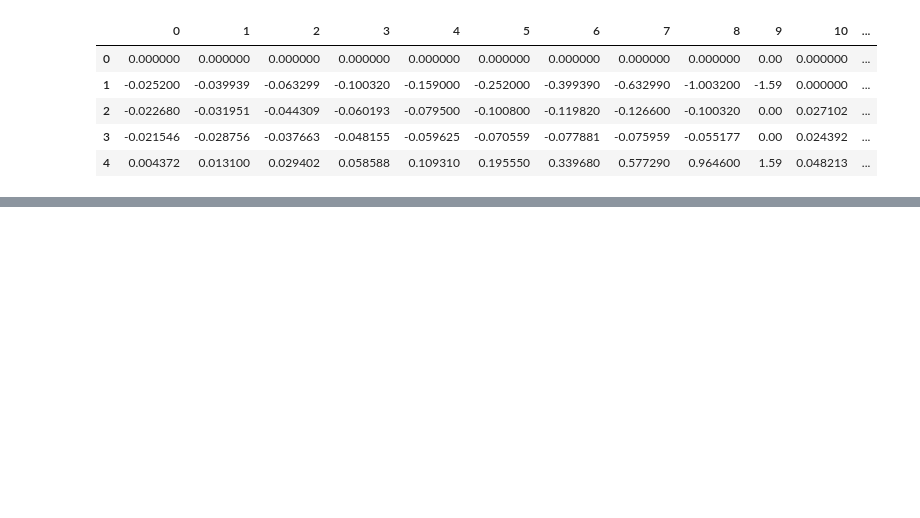
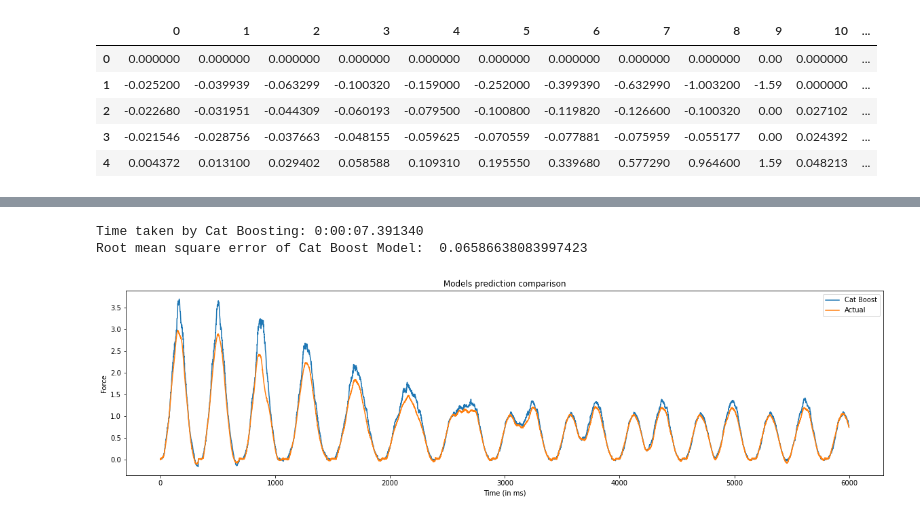
Before and after one commit to gautamHCSCV/Modelling_Viscoelastic_Objects, a Jupyter notebook: Finalized/Derivatives.ipynb, the cells around one changed output, grey strips where cells are left out. Saved outputs shown, nothing was run; the diff lists cells and outputs as text; code cells hidden in the pictures; blank space fills up the shorter version.

```diff
--- a/Finalized/Derivatives.ipynb
+++ b/Finalized/Derivatives.ipynb
@@ -269,0 +258,19 @@ Root mean square error of Cat Boost Model:  0.8493175197596794
+# %%
+print('Time taken by Cat Boosting:',t2-t1)
+
+y_pred = cat.predict(x_test)
+print('Root mean square error of Cat Boost Model: ',sqrt(mean_squared_error(y_test,y_pred)))
+# %% [output]
+Time taken by Cat Boosting: 0:00:07.391340
+Root mean square error of Cat Boost Model:  0.06586638083997423
+# %%
+plt.figure(figsize=(20,5))
+plt.plot(list(range(6000)),y_pred[:6000], label = 'Cat Boost')
+plt.plot(list(range(6000)),y_test[:6000], label = 'Actual')
+plt.legend()
+plt.xlabel('Time (in ms)')
+plt.ylabel('Force')
+plt.title('Models prediction comparison')
+plt.show()
+# %% [output]
+[figure, added]
```
Also changed, not shown: parts of 12 cells of this notebook, 1 other file.
